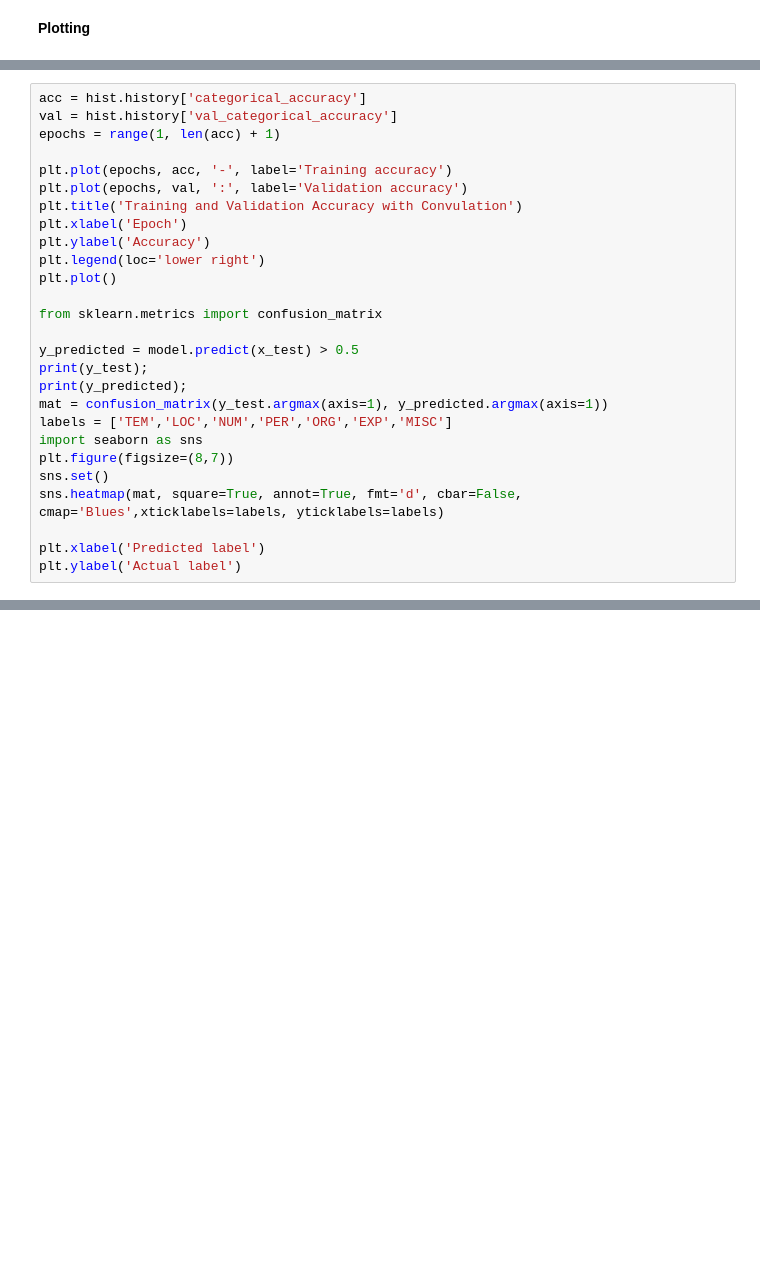
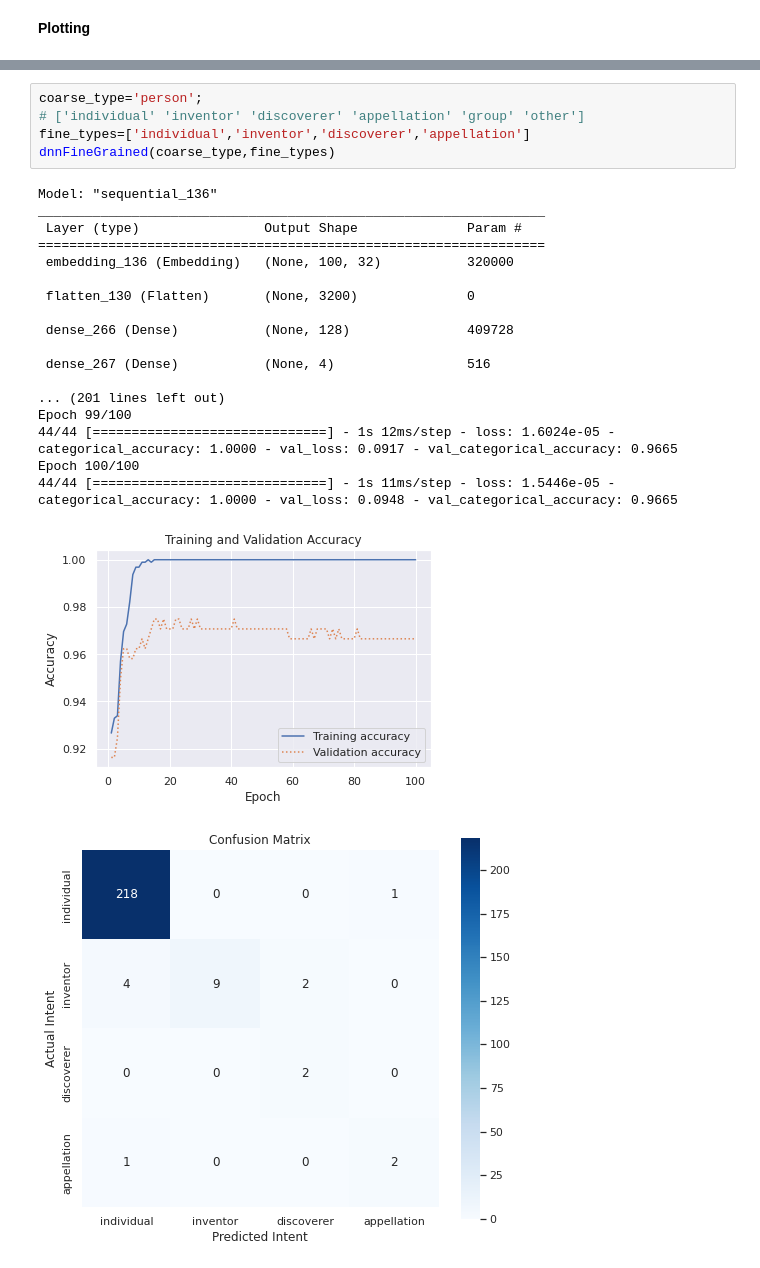
Before and after one commit to TimilsinaSushil/Thesis, a Jupyter notebook: DNN.ipynb, the cells around one changed output, grey strips where cells are left out. Drawn from its saved outputs; the diff is of its cells as text; blank space fills up the shorter version.

```diff
--- a/DNN.ipynb
+++ b/DNN.ipynb
@@ -281,27 +301,0 @@ Epoch 20/20
-# %%
-acc = hist.history['categorical_accuracy']
-val = hist.history['val_categorical_accuracy']
-epochs = range(1, len(acc) + 1)
-
-plt.plot(epochs, acc, '-', label='Training accuracy')
-plt.plot(epochs, val, ':', label='Validation accuracy')
-plt.title('Training and Validation Accuracy with Convulation')
-plt.xlabel('Epoch')
-plt.ylabel('Accuracy')
-plt.legend(loc='lower right')
-plt.plot()
-
-from sklearn.metrics import confusion_matrix
-
-y_predicted = model.predict(x_test) > 0.5
-print(y_test);
-print(y_predicted);
-mat = confusion_matrix(y_test.argmax(axis=1), y_predicted.argmax(axis=1))
-labels = ['TEM','LOC','NUM','PER','ORG','EXP','MISC']
-import seaborn as sns
-plt.figure(figsize=(8,7))
-sns.set()
-sns.heatmap(mat, square=True, annot=True, fmt='d', cbar=False, cmap='Blues',xticklabels=labels, yticklabels=labels)
-
-plt.xlabel('Predicted label')
-plt.ylabel('Actual label')
@@ -329,0 +302,25 @@ Text(81.44, 0.5, 'Actual label')
+# %%
+coarse_type='person';
+# ['individual' 'inventor' 'discoverer' 'appellation' 'group' 'other']
+fine_types=['individual','inventor','discoverer','appellation']
+dnnFineGrained(coarse_type,fine_types)
+# %% [output]
+Model: "sequential_136"
+_________________________________________________________________
+ Layer (type)                Output Shape              Param #
+=================================================================
+ embedding_136 (Embedding)   (None, 100, 32)           320000
+
+ flatten_130 (Flatten)       (None, 3200)              0
+
+ dense_266 (Dense)           (None, 128)               409728
+
+ dense_267 (Dense)           (None, 4)                 516
+
+... (201 lines left out)
+Epoch 99/100
+44/44 [==============================] - 1s 12ms/step - loss: 1.6024e-05 - categorical_accuracy: 1.0000 - val_loss: 0.0917 - val_categorical_accuracy: 0.9665
+Epoch 100/100
+44/44 [==============================] - 1s 11ms/step - loss: 1.5446e-05 - categorical_accuracy: 1.0000 - val_loss: 0.0948 - val_categorical_accuracy: 0.9665
+[figure, added]
+[figure, added]
```
Also changed, not shown: parts of 26 cells of this notebook.
